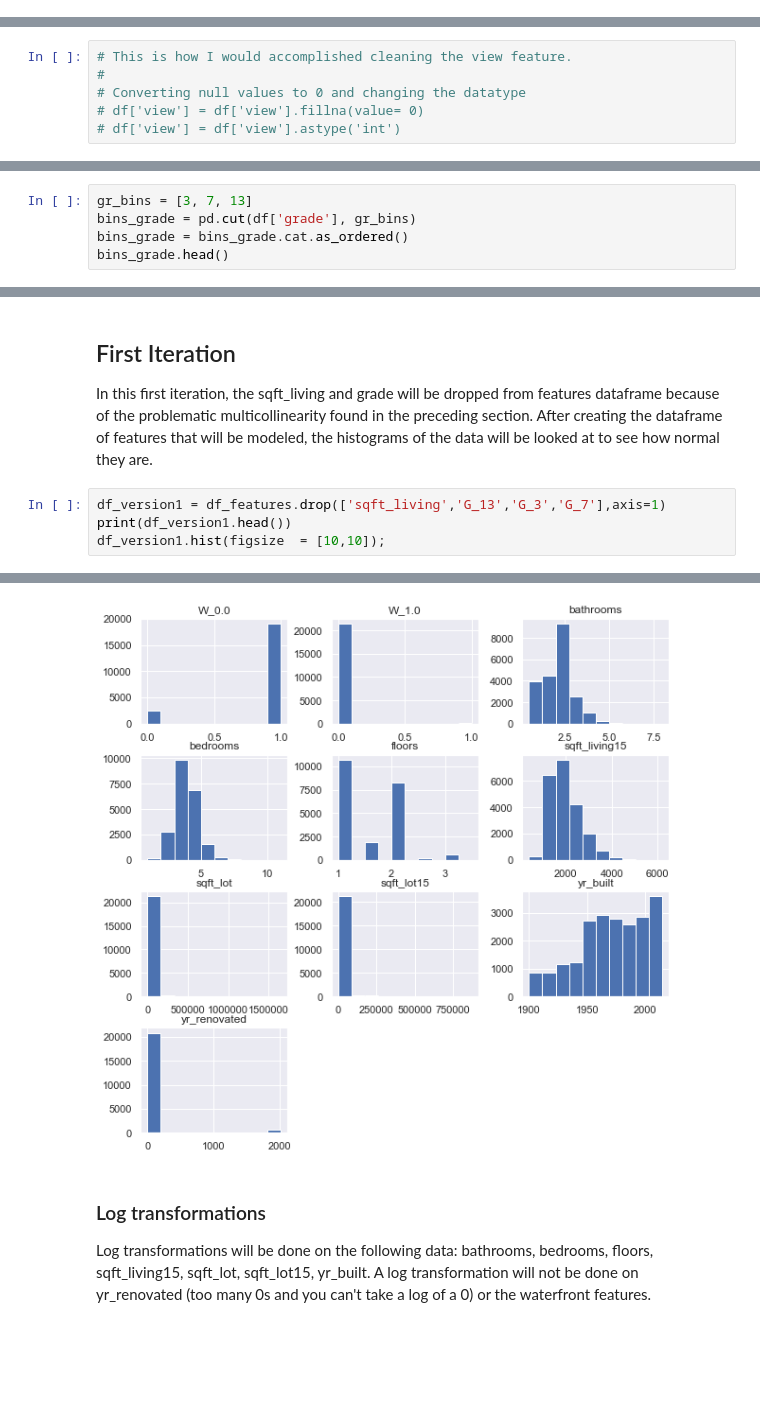
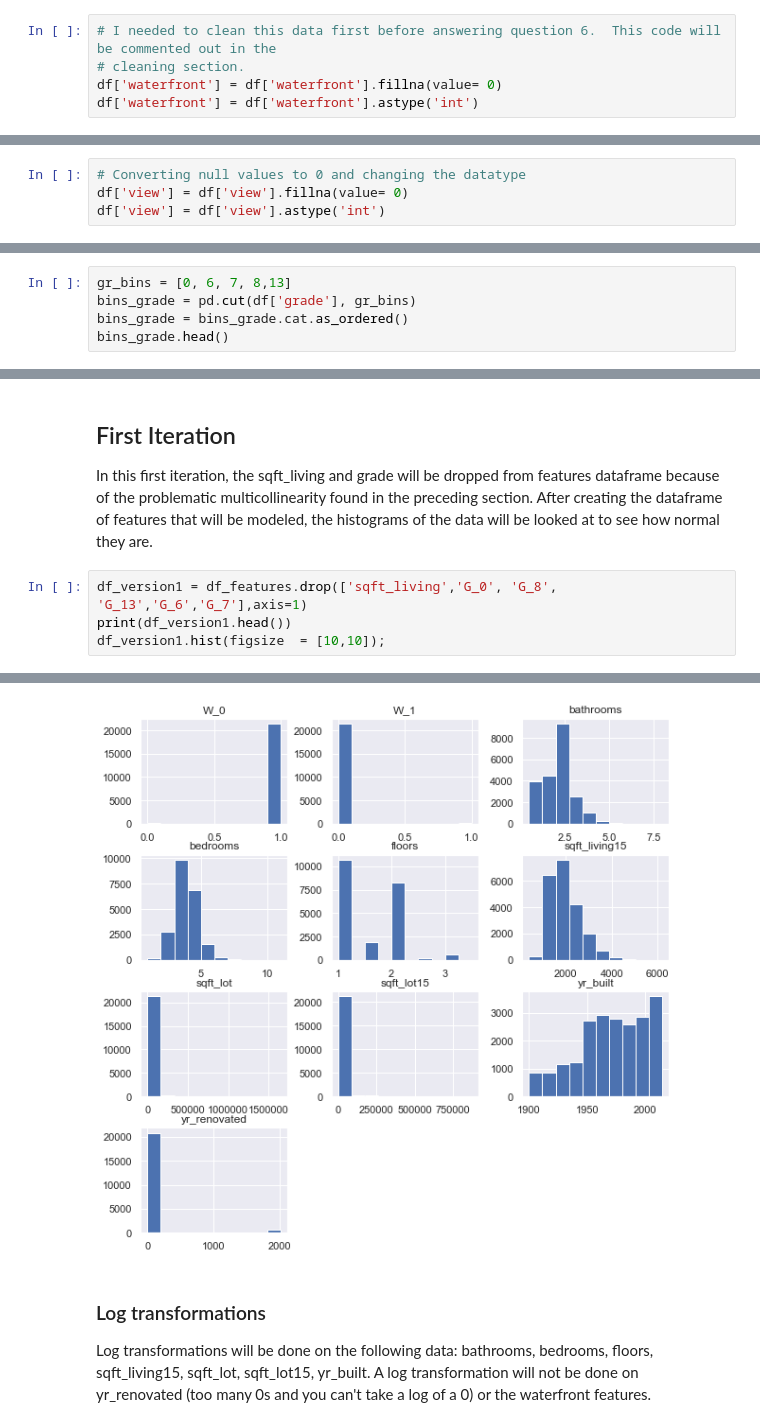
Before and after one commit to AnnikaNoren/Kings-County-House-Prices-Project, a Jupyter notebook: student.ipynb, the cells around one changed output, grey strips where cells are left out. Saved outputs shown, nothing was run; the diff lists cells and outputs as text; blank space fills up the shorter version.

```diff
--- a/student.ipynb
+++ b/student.ipynb
@@ -191,0 +281,5 @@ Text(0.5, 0, 'Mean prices of homes')
+# %%
+# I needed to clean this data first before answering question 6.  This code will be commented out in the
+# cleaning section.
+df['waterfront'] = df['waterfront'].fillna(value= 0)
+df['waterfront'] = df['waterfront'].astype('int')
@@ -382,8 +446,6 @@ There are 5 categories (0 to 4 viewings) for the view variable with 63 null valu
 # %%
-# This is how I would accomplished cleaning the view feature.
-#
 # Converting null values to 0 and changing the datatype
-# df['view'] = df['view'].fillna(value= 0)
-# df['view'] = df['view'].astype('int')
+df['view'] = df['view'].fillna(value= 0)
+df['view'] = df['view'].astype('int')
 # %%
 # The waterfront feature
@@ -643,7 +701,7 @@ Name: grade, dtype: int64
 ------------------------
 Median grade value:  7.0
 # %%
-gr_bins = [3, 7, 13]
+gr_bins = [0, 6, 7, 8,13]
 bins_grade = pd.cut(df['grade'], gr_bins)
 bins_grade = bins_grade.cat.as_ordered()
 bins_grade.head()
@@ -782,7 +833,7 @@ The R squared (and adjusted R squared) will be determined from the linear regres
 ## First Iteration
 In this first iteration, the sqft_living and grade will be dropped from features dataframe because of the problematic multicollinearity found in the preceding section.  After creating the dataframe of features that will be modeled, the histograms of the data will be looked at to see how normal they are.
 # %%
-df_version1 = df_features.drop(['sqft_living','G_13','G_3','G_7'],axis=1)
+df_version1 = df_features.drop(['sqft_living','G_0', 'G_8', 'G_13','G_6','G_7'],axis=1)
 print(df_version1.head())
 df_version1.hist(figsize  = [10,10]);
 # %% [output]
@@ -802,4 +853,4 @@ df_version1.hist(figsize  = [10,10]);
-[figure, old version]
+[figure, new version]
 # %% [markdown]
 ### Log transformations
 Log transformations will be done on the following data: bathrooms, bedrooms, floors, sqft_living15, sqft_lot, sqft_lot15, yr_built.  A log transformation will not be done on yr_renovated (too many 0s and you can't take a log of a 0) or the waterfront features.
```
Also changed, not shown: parts of 93 cells of this notebook.
